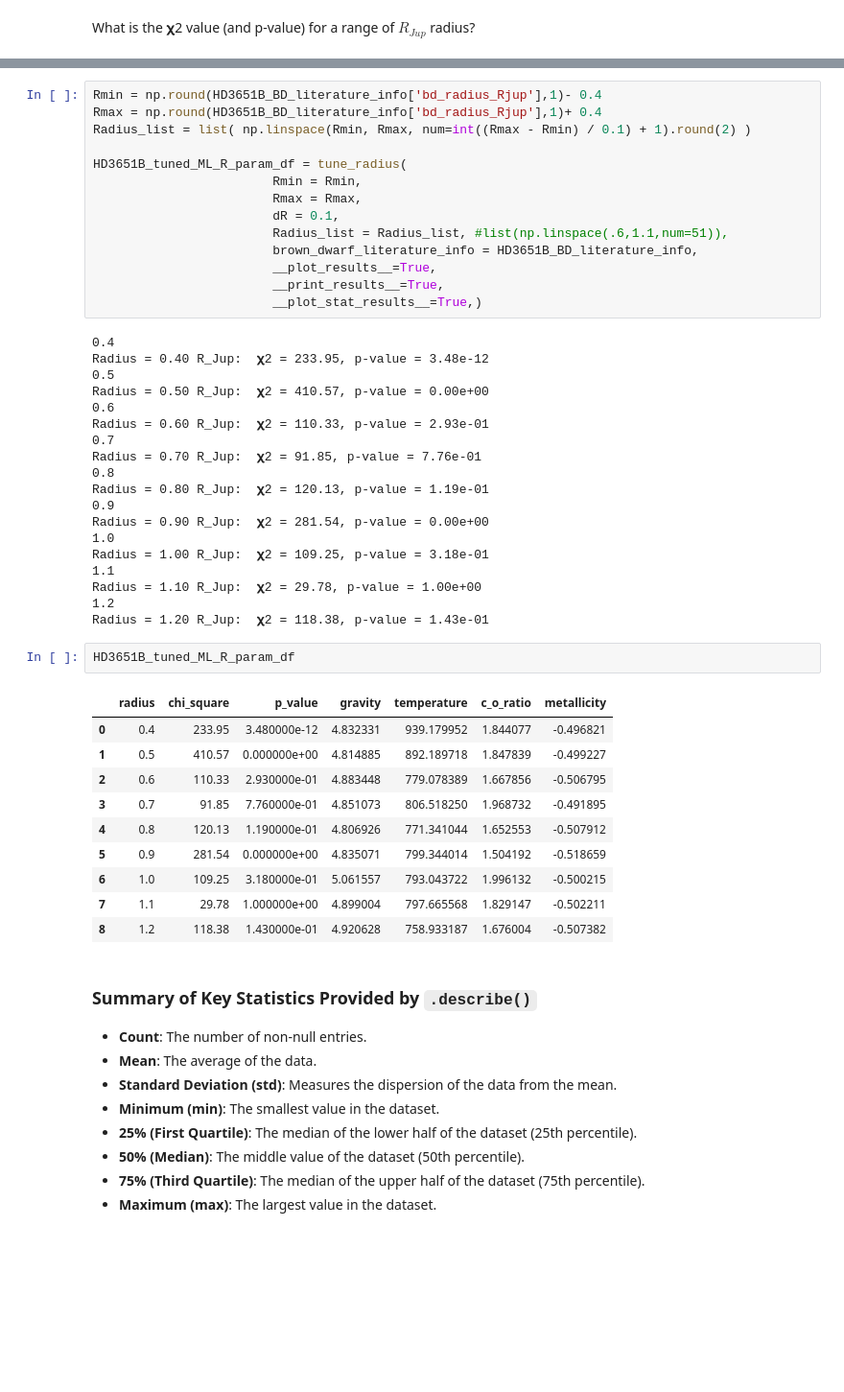
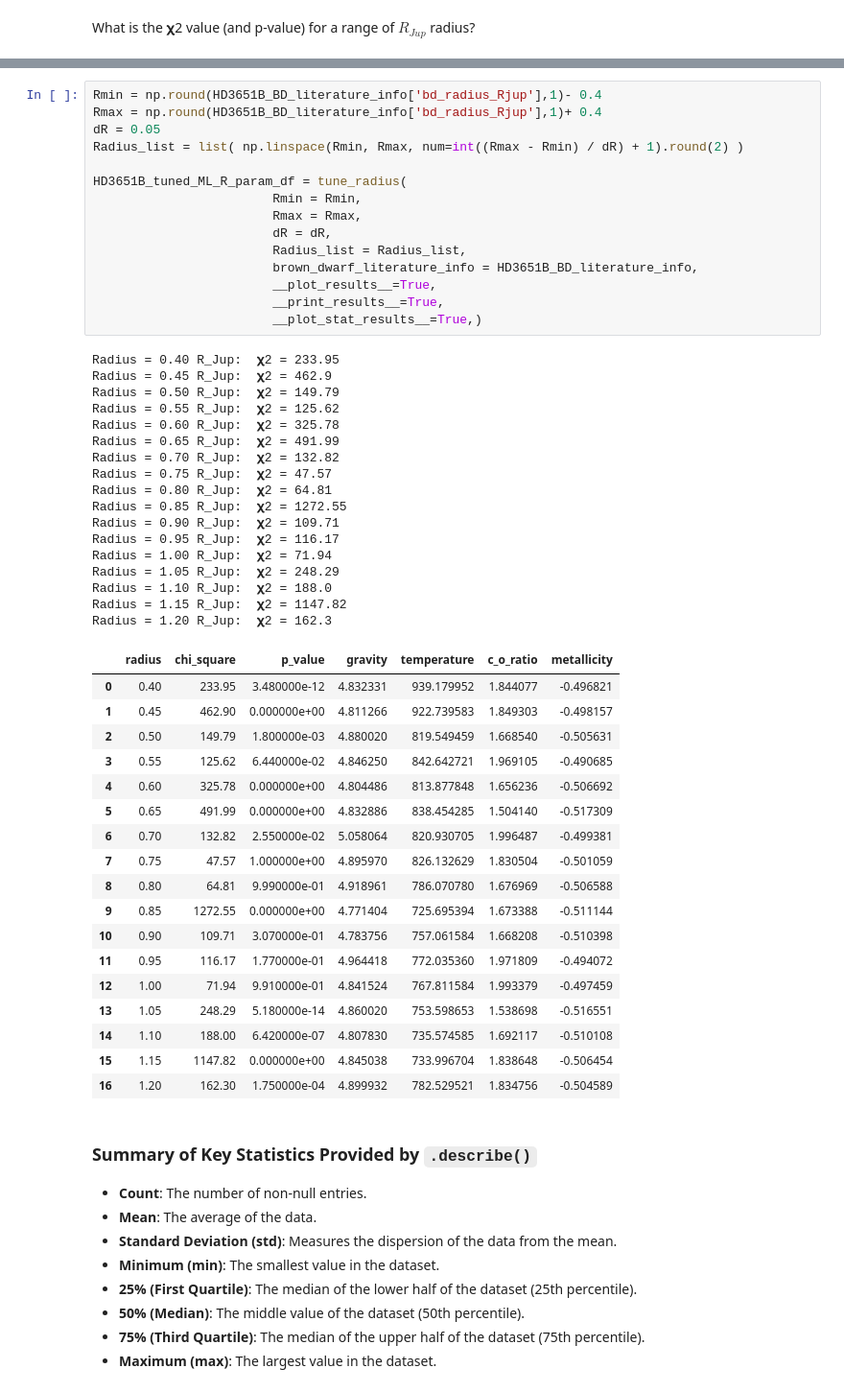
Before and after one commit to EhsanGharibNezhad/TelescopeML, a Jupyter notebook: tutorials/2__Predict_BrownDwarf_Parameters.ipynb, the cells around one changed output, grey strips where cells are left out. Shown at 96% size. Saved outputs shown, nothing was run; the diff lists cells and outputs as text; blank space fills up the shorter version.

```diff
--- a/tutorials/2__Predict_BrownDwarf_Parameters.ipynb
+++ b/tutorials/2__Predict_BrownDwarf_Parameters.ipynb
@@ -306,49 +310,54 @@ def tune_radius(Rmin = HD3651B_BD_literature_info['bd_radius_Rjup']-0.2,
 # %%
 Rmin = np.round(HD3651B_BD_literature_info['bd_radius_Rjup'],1)- 0.4
 Rmax = np.round(HD3651B_BD_literature_info['bd_radius_Rjup'],1)+ 0.4
-Radius_list = list( np.linspace(Rmin, Rmax, num=int((Rmax - Rmin) / 0.1) + 1).round(2) )
+dR = 0.05
+Radius_list = list( np.linspace(Rmin, Rmax, num=int((Rmax - Rmin) / dR) + 1).round(2) )
 
 HD3651B_tuned_ML_R_param_df = tune_radius(
                         Rmin = Rmin,
                         Rmax = Rmax,
-                        dR = 0.1,
-                        Radius_list = Radius_list, #list(np.linspace(.6,1.1,num=51)),
+                        dR = dR,
+                        Radius_list = Radius_list,
                         brown_dwarf_literature_info = HD3651B_BD_literature_info,
                         __plot_results__=True,
                         __print_results__=True,
                         __plot_stat_results__=True,)
 # %% [output]
-0.4
-Radius = 0.40 R_Jup:  𝛘2 = 233.95, p-value = 3.48e-12
-0.5
-Radius = 0.50 R_Jup:  𝛘2 = 410.57, p-value = 0.00e+00
-0.6
-Radius = 0.60 R_Jup:  𝛘2 = 110.33, p-value = 2.93e-01
-0.7
-Radius = 0.70 R_Jup:  𝛘2 = 91.85, p-value = 7.76e-01
-0.8
-Radius = 0.80 R_Jup:  𝛘2 = 120.13, p-value = 1.19e-01
-0.9
-Radius = 0.90 R_Jup:  𝛘2 = 281.54, p-value = 0.00e+00
-1.0
-Radius = 1.00 R_Jup:  𝛘2 = 109.25, p-value = 3.18e-01
-1.1
-Radius = 1.10 R_Jup:  𝛘2 = 29.78, p-value = 1.00e+00
-1.2
-Radius = 1.20 R_Jup:  𝛘2 = 118.38, p-value = 1.43e-01
+Radius = 0.40 R_Jup:  𝛘2 = 233.95
+Radius = 0.45 R_Jup:  𝛘2 = 462.9
+Radius = 0.50 R_Jup:  𝛘2 = 149.79
+Radius = 0.55 R_Jup:  𝛘2 = 125.62
+Radius = 0.60 R_Jup:  𝛘2 = 325.78
+Radius = 0.65 R_Jup:  𝛘2 = 491.99
+Radius = 0.70 R_Jup:  𝛘2 = 132.82
+Radius = 0.75 R_Jup:  𝛘2 = 47.57
+Radius = 0.80 R_Jup:  𝛘2 = 64.81
+Radius = 0.85 R_Jup:  𝛘2 = 1272.55
+Radius = 0.90 R_Jup:  𝛘2 = 109.71
+Radius = 0.95 R_Jup:  𝛘2 = 116.17
+Radius = 1.00 R_Jup:  𝛘2 = 71.94
+Radius = 1.05 R_Jup:  𝛘2 = 248.29
+Radius = 1.10 R_Jup:  𝛘2 = 188.0
+Radius = 1.15 R_Jup:  𝛘2 = 1147.82
+Radius = 1.20 R_Jup:  𝛘2 = 162.3
+|  | radius | chi_square | p_value | gravity | temperature | c_o_ratio | metallicity |
+| 0 | 0.40 | 233.95 | 3.480000e-12 | 4.832331 | 939.179952 | 1.844077 | -0.496821 |
+| 1 | 0.45 | 462.90 | 0.000000e+00 | 4.811266 | 922.739583 | 1.849303 | -0.498157 |
+| 2 | 0.50 | 149.79 | 1.800000e-03 | 4.880020 | 819.549459 | 1.668540 | -0.505631 |
+| 3 | 0.55 | 125.62 | 6.440000e-02 | 4.846250 | 842.642721 | 1.969105 | -0.490685 |
+| 4 | 0.60 | 325.78 | 0.000000e+00 | 4.804486 | 813.877848 | 1.656236 | -0.506692 |
+| 5 | 0.65 | 491.99 | 0.000000e+00 | 4.832886 | 838.454285 | 1.504140 | -0.517309 |
+| 6 | 0.70 | 132.82 | 2.550000e-02 | 5.058064 | 820.930705 | 1.996487 | -0.499381 |
+| 7 | 0.75 | 47.57 | 1.000000e+00 | 4.895970 | 826.132629 | 1.830504 | -0.501059 |
+| 8 | 0.80 | 64.81 | 9.990000e-01 | 4.918961 | 786.070780 | 1.676969 | -0.506588 |
+| 9 | 0.85 | 1272.55 | 0.000000e+00 | 4.771404 | 725.695394 | 1.673388 | -0.511144 |
+| 10 | 0.90 | 109.71 | 3.070000e-01 | 4.783756 | 757.061584 | 1.668208 | -0.510398 |
+| 11 | 0.95 | 116.17 | 1.770000e-01 | 4.964418 | 772.035360 | 1.971809 | -0.494072 |
+| 12 | 1.00 | 71.94 | 9.910000e-01 | 4.841524 | 767.811584 | 1.993379 | -0.497459 |
+| 13 | 1.05 | 248.29 | 5.180000e-14 | 4.860020 | 753.598653 | 1.538698 | -0.516551 |
+| 14 | 1.10 | 188.00 | 6.420000e-07 | 4.807830 | 735.574585 | 1.692117 | -0.510108 |
+| 15 | 1.15 | 1147.82 | 0.000000e+00 | 4.845038 | 733.996704 | 1.838648 | -0.506454 |
+| 16 | 1.20 | 162.30 | 1.750000e-04 | 4.899932 | 782.529521 | 1.834756 | -0.504589 |
-# %%
-HD3651B_tuned_ML_R_param_df
-# %% [output]
-|  | radius | chi_square | p_value | gravity | temperature | c_o_ratio | metallicity |
-| 0 | 0.4 | 233.95 | 3.480000e-12 | 4.832331 | 939.179952 | 1.844077 | -0.496821 |
-| 1 | 0.5 | 410.57 | 0.000000e+00 | 4.814885 | 892.189718 | 1.847839 | -0.499227 |
-| 2 | 0.6 | 110.33 | 2.930000e-01 | 4.883448 | 779.078389 | 1.667856 | -0.506795 |
-| 3 | 0.7 | 91.85 | 7.760000e-01 | 4.851073 | 806.518250 | 1.968732 | -0.491895 |
-| 4 | 0.8 | 120.13 | 1.190000e-01 | 4.806926 | 771.341044 | 1.652553 | -0.507912 |
-| 5 | 0.9 | 281.54 | 0.000000e+00 | 4.835071 | 799.344014 | 1.504192 | -0.518659 |
-| 6 | 1.0 | 109.25 | 3.180000e-01 | 5.061557 | 793.043722 | 1.996132 | -0.500215 |
-| 7 | 1.1 | 29.78 | 1.000000e+00 | 4.899004 | 797.665568 | 1.829147 | -0.502211 |
-| 8 | 1.2 | 118.38 | 1.430000e-01 | 4.920628 | 758.933187 | 1.676004 | -0.507382 |
 # %% [markdown]
 ### Summary of Key Statistics Provided by `.describe()`
 
```
Also changed, not shown: parts of 9 cells of this notebook, 1 other file.
